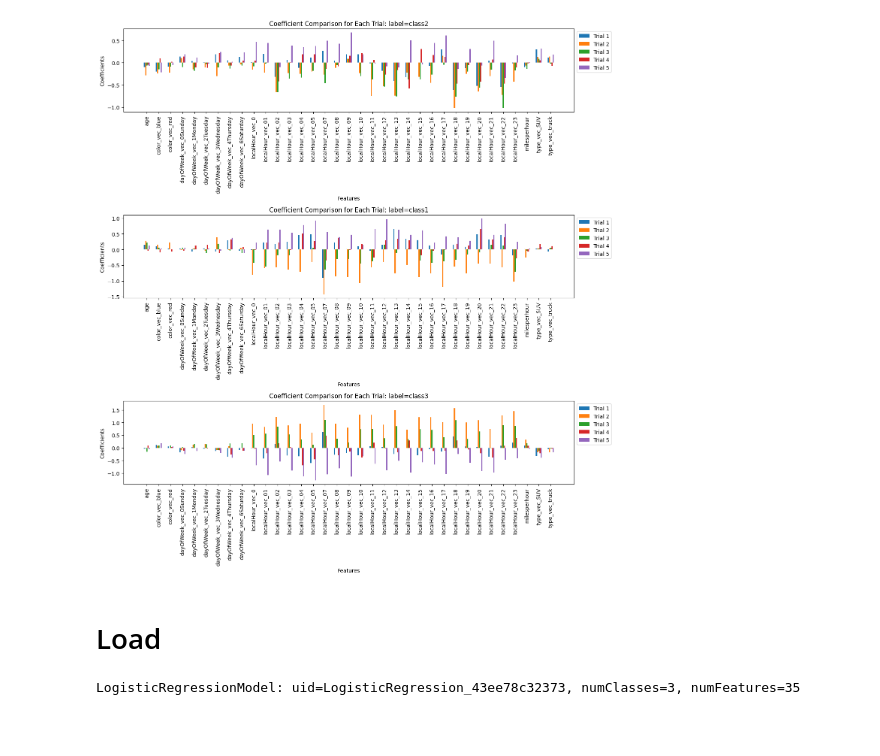
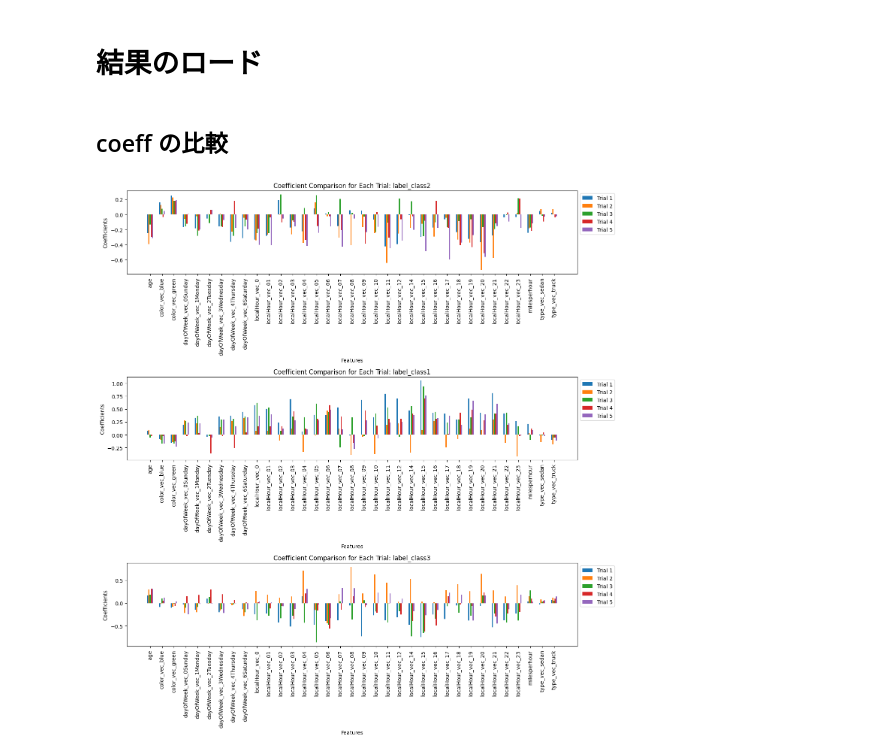
Before and after one commit to mathmathpp2/synapselightgbm_trial, a Jupyter notebook: coeff-robustness-trials.ipynb, the cells around one changed output. Drawn from its saved outputs; the diff is of its cells as text; code cells hidden in the pictures; blank space fills up the shorter version.

Commit message:
update coeff trials

```diff
--- a/coeff-robustness-trials.ipynb
+++ b/coeff-robustness-trials.ipynb
@@ -20,13 +21,17 @@ packages = [
     'org.apache.hadoop:hadoop-aws:3.3.4',
     'org.apache.hadoop:hadoop-client-api:3.3.4',
     'org.apache.hadoop:hadoop-client-runtime:3.3.4',
+    'io.delta:delta-core_2.12:2.4.0',
 ]
 
 conf = SparkConf() \
     .setAppName("MyApp") \
     .set("spark.driver.memory", "8g") \
     .set("spark.executor.memory", "8g") \
-    .set('spark.jars.packages', ','.join(packages))
+    .set('spark.jars.packages', ','.join(packages)) \
+    .set("spark.sql.extensions", "io.delta.sql.DeltaSparkSessionExtension") \
+    .set("spark.sql.catalog.spark_catalog", "org.apache.spark.sql.delta.catalog.DeltaCatalog") \
+    .set("spark.databricks.delta.retentionDurationCheck.enabled", "false")
 
 sc = SparkContext(conf=conf)
 
@@ -320,12 +301,21 @@ Intercept: [-0.34718520937336766,1.0549323935205215,-0.7077471841471539]
+# %% [markdown]
+# 結果のロード
+# %%
+# trial ごとの結果を pandas DataFrame としてロードする
+coeff_dfs = []  # pandas dataframe
+pred_dfs = []  # pyspark dataframe
+eval_dfs = []  # pandas dataframe
+for trial_number in range(num_trials):
+    save_path = os.path.join(path_prefix, str(trial_number))
+    trial = LogisticRegressionTrial(data=data, save_path=save_path, num_partitions=1, seed=trial_number)
+    trial.load_models()
+    coeff_dfs.append(trial.coeff_df.toPandas())
+    pred_dfs.append(trial.lr_predictions)
+    eval_dfs.append(trial.evaluation.toPandas())
+# %% [markdown]
+## coeff の比較
 # %%
-# ceoff_df の分析
-
-# trial ごとにデータフレームを切り分ける
-coeff_dfs = []
-for trial in sorted(coeff_df.trial.unique()):
-    coeff_dfs.append(coeff_df.loc[coeff_df.trial == trial].copy())
-
-labels = [f"label={each.label}" for each in data.select(col("label")).distinct().collect()]
+labels = [f"label_{each.label}" for each in data.select(col("label")).distinct().collect()]
 
 # Create a figure with subplots
 fig, axes = plt.subplots(len(labels), 1, figsize=(14, len(labels) * 5))
@@ -333,33 +323,31 @@ fig, axes = plt.subplots(len(labels), 1, figsize=(14, len(labels) * 5))
 # Plot each label's coefficients
 for idx, label in enumerate(labels):
     ax = axes[idx]
     for i, df in enumerate(coeff_dfs):
         width = 0.1  # Width of the bars
         x = range(len(df))  # X locations for the groups
         ax.bar([p + width*i for p in x], df.sort_values(by="Feature_alias")[label], width=width, label=f'Trial {i+1}')
 
     # Add titles and labels
     ax.set_title(f'Coefficient Comparison for Each Trial: {label}')
     ax.set_xlabel('Features')
     ax.set_ylabel('Coefficients')
     ax.set_xticks([p + width*(len(coeff_dfs)/2 - 0.5) for p in x])
 
     ax.set_xticklabels(df.sort_values(by="Feature_alias")['Feature_alias'], rotation=90)
 
     # set xtickslabels only on the last plot
     # if idx < len(labels) - 1:
     #     ax.set_xticklabels([])
     # else:
     #     ax.set_xticklabels(df['Feature_alias'], rotation=90)
 
     ax.legend(bbox_to_anchor=(1, 1), loc='upper left')
 
 # Adjust layout
 plt.tight_layout()
 
 # Save the plot to a file
 plt.savefig('coefficients_comparison.png')
 # %% [output]
-[figure, old version]
+[figure, new version]
-# %% [markdown]
-# Load
@@ -381,4 +353,0 @@ trial.load_models(
-# %%
-trial.lr_model
-# %% [output]
-LogisticRegressionModel: uid=LogisticRegression_43ee78c32373, numClasses=3, numFeatures=35
```
Also changed, not shown: parts of 16 cells of this notebook.
